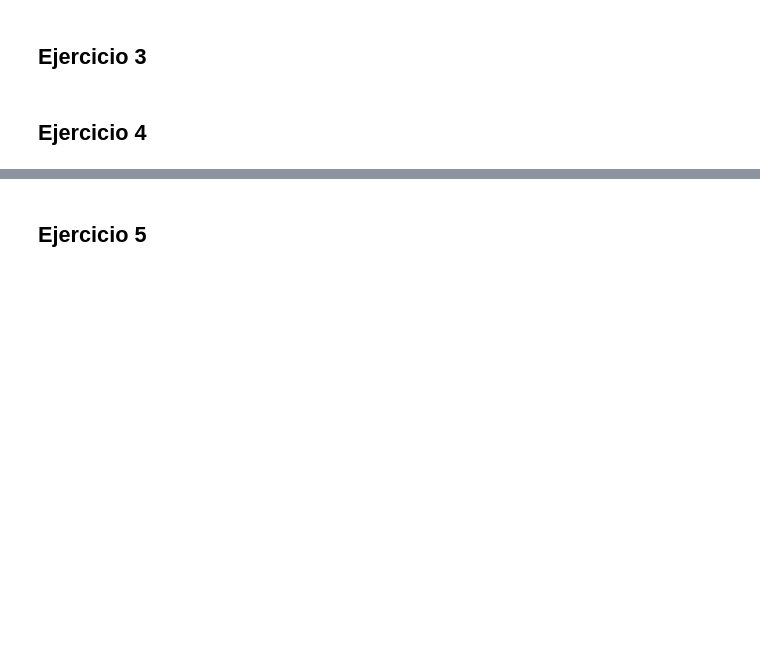
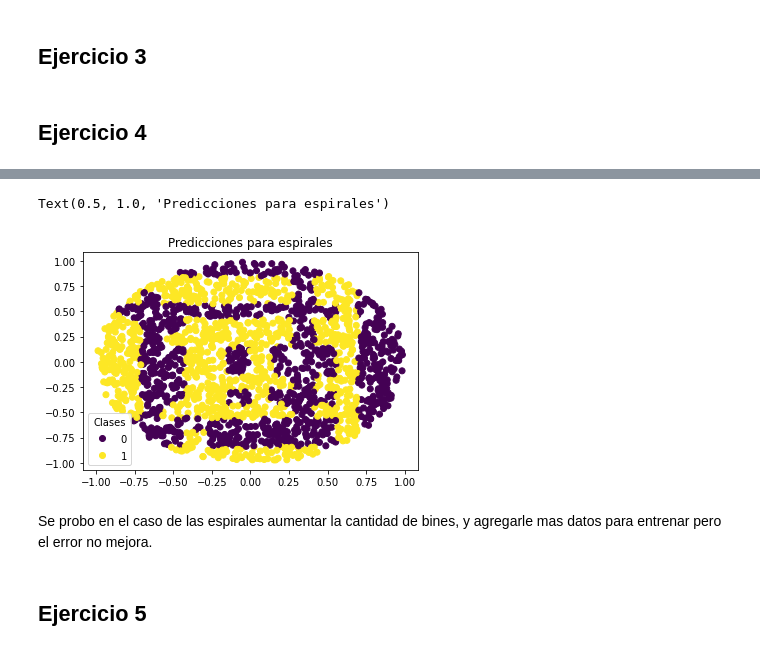
Before and after one commit to natimellino/IAA, a Jupyter notebook: TP3/tp3.ipynb, the cells around one changed output, grey strips where cells are left out. Drawn from its saved outputs; the diff is of its cells as text; code cells hidden in the pictures; blank space fills up the shorter version.

```diff
--- a/TP3/tp3.ipynb
+++ b/TP3/tp3.ipynb
@@ -309,7 +330,7 @@ def ej4_get_data():
 # %%
 def ej4_elipses():
     X_train, y_train, X_val, y_val, X_test, y_test = ej4_get_data()
-    bins = list(range(2, 12))
+    bins = list(range(2, 15))
     et, ev, ett, bb, bdisc, bclf = discretizar(X_train, y_train, X_val, y_val, X_test, y_test, bins)
 
     plt.plot(bins, et, label='train')
@@ -337,2 +376,16 @@ Text(0.5, 1.0, 'Predicciones para elipses')
+# %%
+# Graficamos las predicciones sobre el conjunto de test
+edX_test = best_disc.transform(eX_test)
+ey_pred = best_clf.predict(edX_test)
+
+scatter = plt.scatter(eX_test.loc[:, ['x']], eX_test.loc[:, ['y']], c=ey_pred)
+plt.legend(*scatter.legend_elements(), title="Clases")
+plt.title('Predicciones para espirales')
+# %% [output]
+Text(0.5, 1.0, 'Predicciones para espirales')
+[figure, added]
+# %% [markdown]
+Se probo en el caso de las espirales aumentar la cantidad de bines, y agregarle mas
+datos para entrenar pero el error no mejora.
 # %% [markdown]
 ## Ejercicio 5
```
Also changed, not shown: parts of 9 cells of this notebook, 3 other files.
